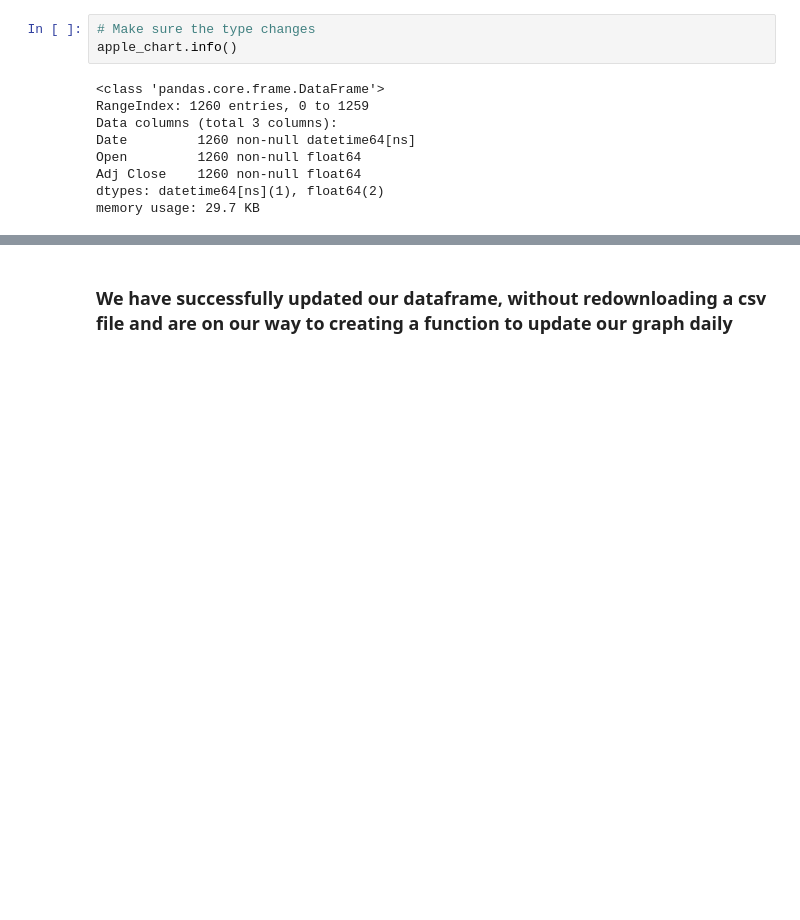
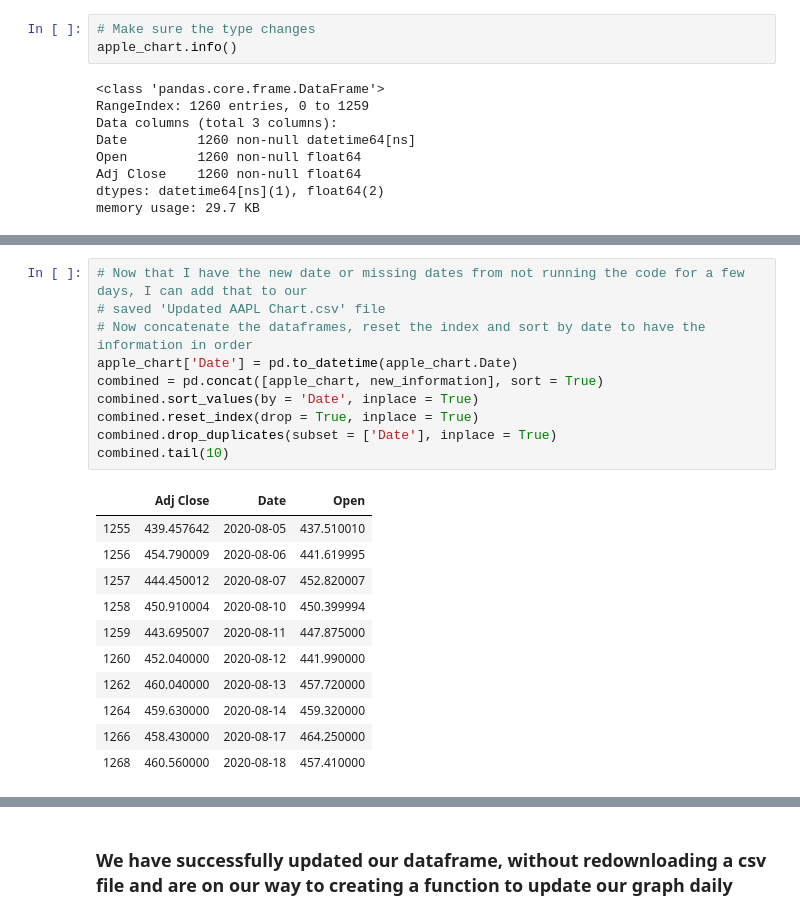
Before and after one commit to joseh4/Stock_market_monitoring, a Jupyter notebook: Updating_APPL_Chart.ipynb, the cells around one changed output, grey strips where cells are left out. Drawn from its saved outputs; the diff is of its cells as text; blank space fills up the shorter version.

```diff
--- a/Updating_APPL_Chart.ipynb
+++ b/Updating_APPL_Chart.ipynb
@@ -228,0 +355,22 @@ combined.tail(10)
+# %%
+# Now that I have the new date or missing dates from not running the code for a few days, I can add that to our
+# saved 'Updated AAPL Chart.csv' file
+# Now concatenate the dataframes, reset the index and sort by date to have the information in order
+apple_chart['Date'] = pd.to_datetime(apple_chart.Date)
+combined = pd.concat([apple_chart, new_information], sort = True)
+combined.sort_values(by = 'Date', inplace = True)
+combined.reset_index(drop = True, inplace = True)
+combined.drop_duplicates(subset = ['Date'], inplace = True)
+combined.tail(10)
+# %% [output]
+|  | Adj Close | Date | Open |
+| 1255 | 439.457642 | 2020-08-05 | 437.510010 |
+| 1256 | 454.790009 | 2020-08-06 | 441.619995 |
+| 1257 | 444.450012 | 2020-08-07 | 452.820007 |
+| 1258 | 450.910004 | 2020-08-10 | 450.399994 |
+| 1259 | 443.695007 | 2020-08-11 | 447.875000 |
+| 1260 | 452.040000 | 2020-08-12 | 441.990000 |
+| 1262 | 460.040000 | 2020-08-13 | 457.720000 |
+| 1264 | 459.630000 | 2020-08-14 | 459.320000 |
+| 1266 | 458.430000 | 2020-08-17 | 464.250000 |
+| 1268 | 460.560000 | 2020-08-18 | 457.410000 |
```
Also changed, not shown: parts of 31 cells of this notebook.
